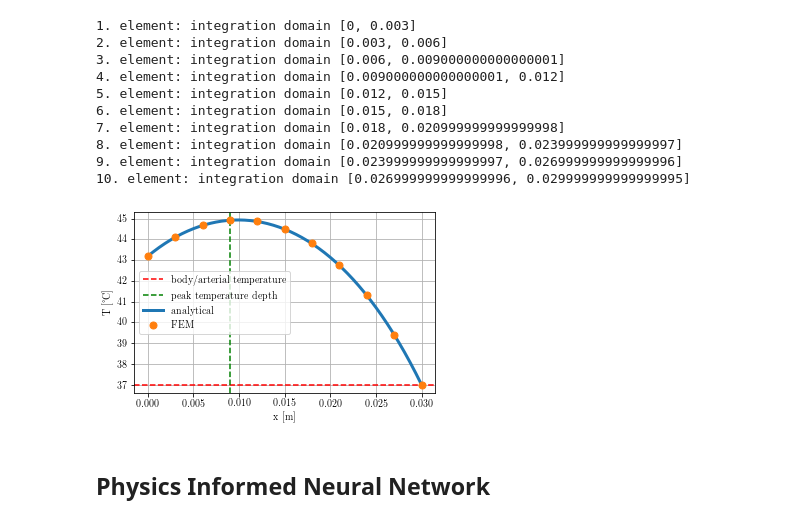
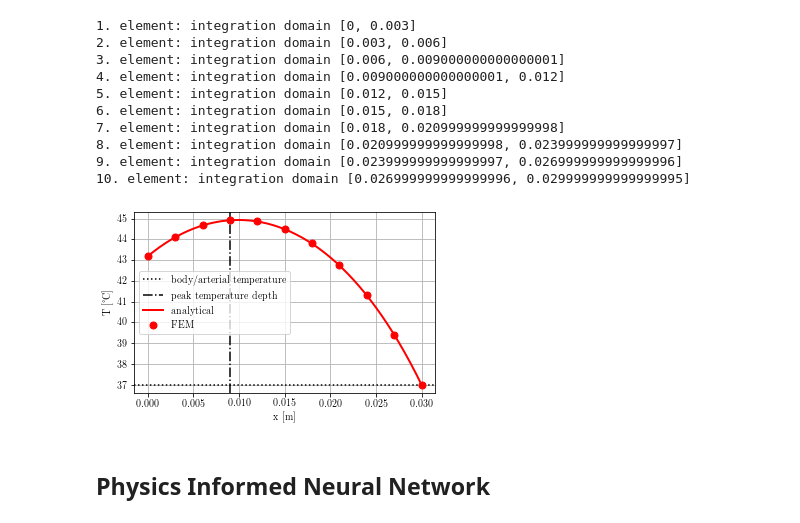
Before and after one commit to akapet00/neural-bhte, a Jupyter notebook: bioheat1D-time-invariant.ipynb, the cells around one changed output. Cells and saved outputs as stored; diff of their text form; code cells hidden in the pictures.

```diff
--- a/bioheat1D-time-invariant.ipynb
+++ b/bioheat1D-time-invariant.ipynb
@@ -326,23 +327,23 @@ T[:-1, ] = np.linalg.inv(lhs_glob) @ rhs_glob
 # %%
 x_anal = np.linspace(0, L, num=T_anal.shape[0])
 x = np.linspace(0, L, num=T.shape[0])
 
 fig = plt.figure(figsize=figsize(1))
 ax = fig.add_subplot(111)
-ax.axhline(y=T_c, color='red', linestyle='--', label='body/arterial temperature')
-ax.axvline(x=x[np.where(np.max(T)==T)[0]], color='green', linestyle='--', label='peak temperature depth')
-ax.plot(x_anal, T_anal, linewidth=3, label='analytical')
-ax.plot(x, T, linestyle='None', marker='o', markersize=7, label='FEM')
+ax.axhline(y=T_c, color='black', linestyle=':', label='body/arterial temperature')
+ax.axvline(x=x[np.where(np.max(T)==T)[0]], color='black', linestyle='-.', label='peak temperature depth')
+ax.plot(x_anal, T_anal, linewidth=2, color='red', label='analytical')
+ax.plot(x, T, linestyle='None', color='red', marker='o', markersize=7, label='FEM')
 ax.set_xlabel('x [m]')
 ax.set_ylabel('T [°C]')
 plt.grid()
 plt.legend(loc='best')
 # plt.title('{} finite elements'.format(N))
 
 fig.savefig('{}-{}felems.pdf'.format('figs/FEM', N), bbox_inches='tight')
 plt.show()
 # %% [output]
-[figure, old version]
+[figure, new version]
 # %% [markdown]
 ## Physics Informed Neural Network
 # %% [markdown]
```
Also changed, not shown: parts of 13 cells of this notebook, 39 other files.
